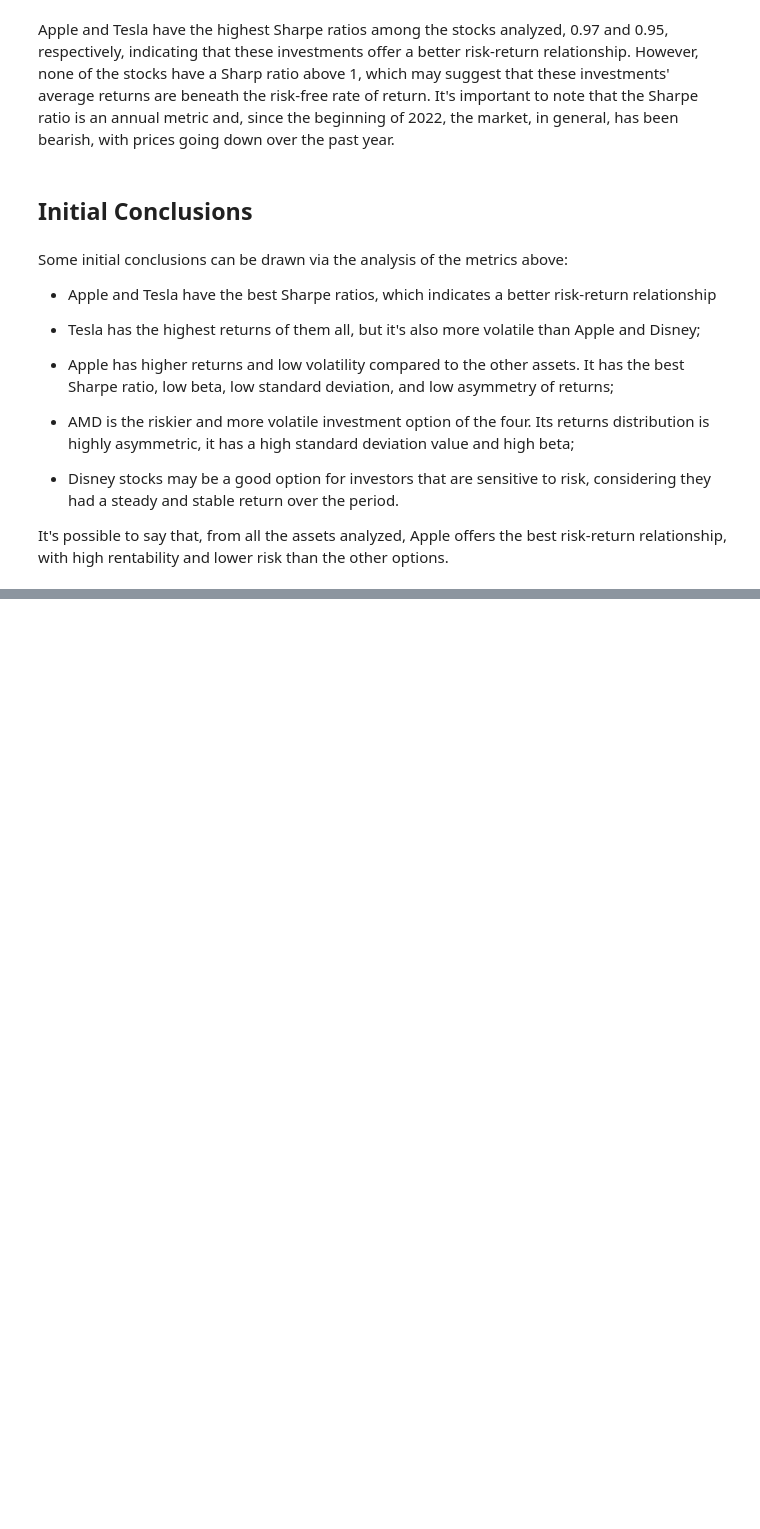
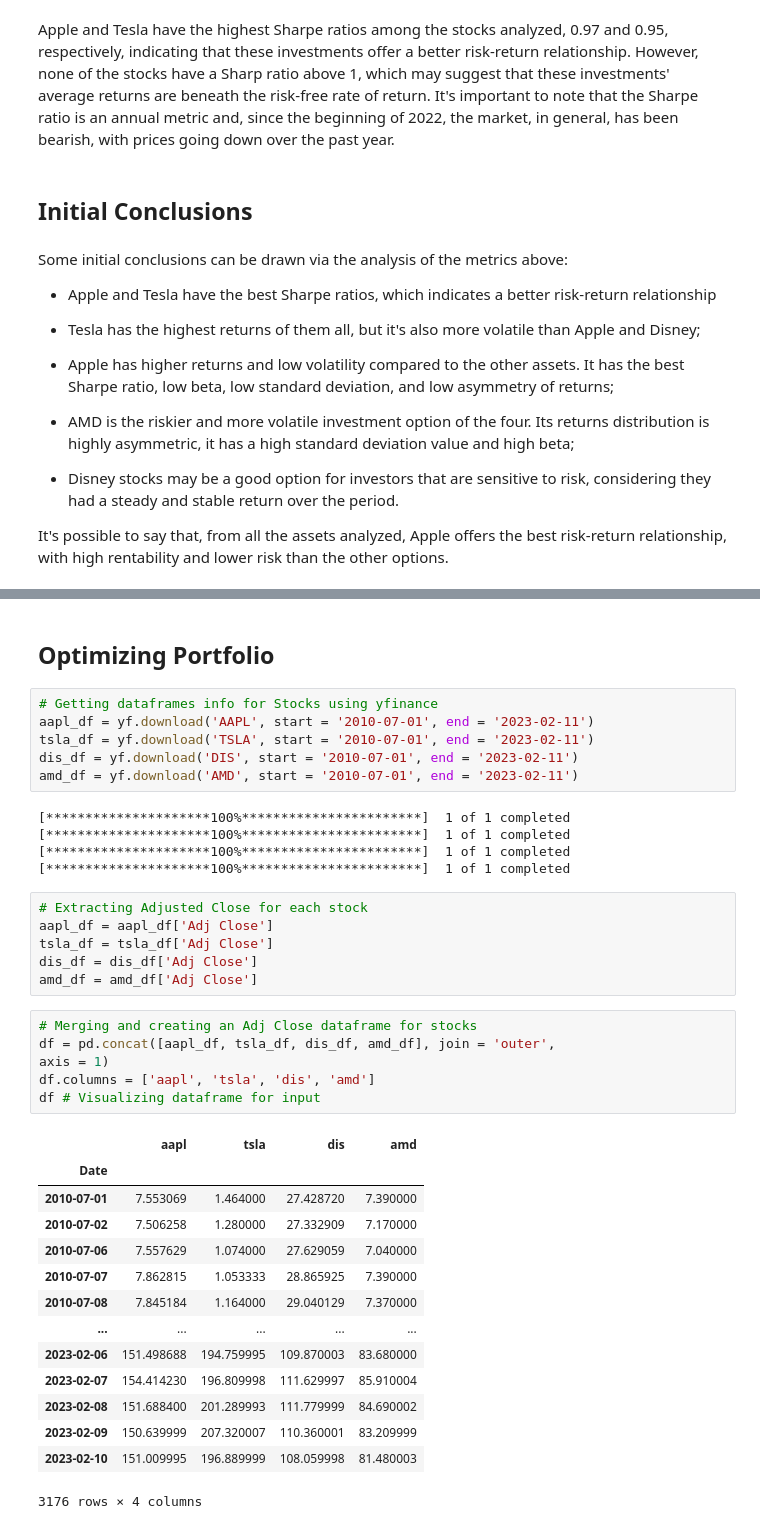
Before and after one commit to YannSko/Portfollio, a Jupyter notebook: Finance_Project/Financial_Analysis.ipynb, the cells around one changed output, grey strips where cells are left out. Cells and saved outputs as stored; diff of their text form; blank space fills up the shorter version.

```diff
--- a/Finance_Project/Financial_Analysis.ipynb
+++ b/Finance_Project/Financial_Analysis.ipynb
@@ -539,0 +629,40 @@ the other options.
+# %% [markdown]
+## Optimizing Portfolio
+# %%
+# Getting dataframes info for Stocks using yfinance
+aapl_df = yf.download('AAPL', start = '2010-07-01', end = '2023-02-11')
+tsla_df = yf.download('TSLA', start = '2010-07-01', end = '2023-02-11')
+dis_df = yf.download('DIS', start = '2010-07-01', end = '2023-02-11')
+amd_df = yf.download('AMD', start = '2010-07-01', end = '2023-02-11')
+# %% [output]
+[*********************100%***********************]  1 of 1 completed
+[*********************100%***********************]  1 of 1 completed
+[*********************100%***********************]  1 of 1 completed
+[*********************100%***********************]  1 of 1 completed
+# %%
+# Extracting Adjusted Close for each stock
+aapl_df = aapl_df['Adj Close']
+tsla_df = tsla_df['Adj Close']
+dis_df = dis_df['Adj Close']
+amd_df = amd_df['Adj Close']
+# %%
+# Merging and creating an Adj Close dataframe for stocks
+df = pd.concat([aapl_df, tsla_df, dis_df, amd_df], join = 'outer',
+axis = 1)
+df.columns = ['aapl', 'tsla', 'dis', 'amd']
+df # Visualizing dataframe for input
+# %% [output]
+|  | aapl | tsla | dis | amd |
+| Date |  |  |  |  |
+| 2010-07-01 | 7.553069 | 1.464000 | 27.428720 | 7.390000 |
+| 2010-07-02 | 7.506258 | 1.280000 | 27.332909 | 7.170000 |
+| 2010-07-06 | 7.557629 | 1.074000 | 27.629059 | 7.040000 |
+| 2010-07-07 | 7.862815 | 1.053333 | 28.865925 | 7.390000 |
+| 2010-07-08 | 7.845184 | 1.164000 | 29.040129 | 7.370000 |
+| ... | ... | ... | ... | ... |
+| 2023-02-06 | 151.498688 | 194.759995 | 109.870003 | 83.680000 |
+| 2023-02-07 | 154.414230 | 196.809998 | 111.629997 | 85.910004 |
+| 2023-02-08 | 151.688400 | 201.289993 | 111.779999 | 84.690002 |
+| 2023-02-09 | 150.639999 | 207.320007 | 110.360001 | 83.209999 |
+| 2023-02-10 | 151.009995 | 196.889999 | 108.059998 | 81.480003 |
+3176 rows × 4 columns
```
Also changed, not shown: parts of 29 cells of this notebook.
